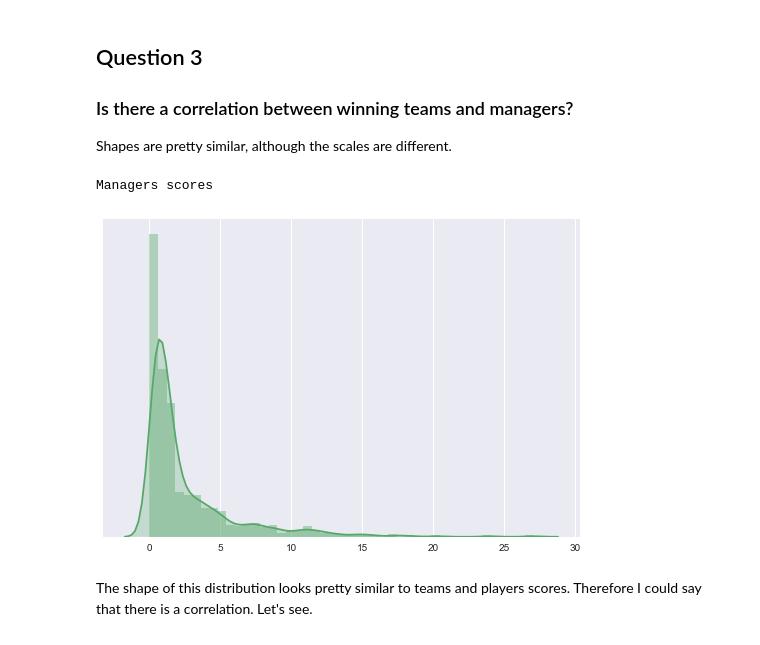
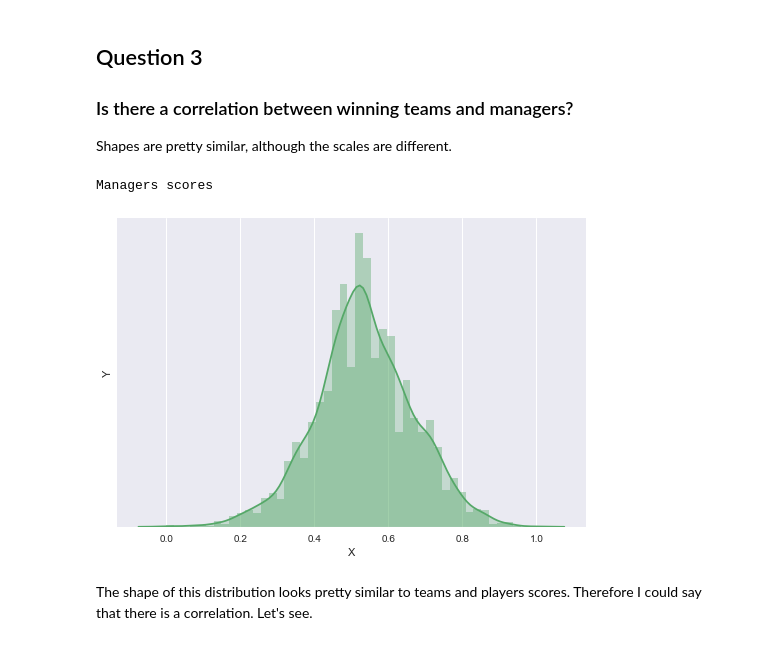
Before and after one commit to davidvartanian/dand-data-analysis-process, a Jupyter notebook: Investigate Data.ipynb, the cells around one changed output. Saved outputs shown, nothing was run; the diff lists cells and outputs as text; code cells hidden in the pictures.

```diff
--- a/Investigate Data.ipynb
+++ b/Investigate Data.ipynb
@@ -186,24 +255,6 @@ display(best_teams.describe())
 | max | 10711.000000 | 10188.000000 | 2436.000000 | 1.000000 |
 # %% [markdown]
 Now we have only 29 teams. If you check the previous figure the minimum score_norm was 0. Now it is 0.33, and max of course 1 since these are the best teams.
-# %%
-def stripplot(data, size=10, aspect=.25, titles=[], xvars=['W', 'L', 'score'], yvars=['teamID'], sort='score', xlabel='Score', ylabel='Y Label'):
-    g = sns.PairGrid(data.sort_values(sort, ascending=False), x_vars=xvars, y_vars=yvars, size=size, aspect=aspect)
-    g.map(sns.stripplot, size=size, orient="h",
-          palette="Reds_r", edgecolor="gray")
-    g.set(xlim=(0, data[sort].max()+100), xlabel=xlabel, ylabel=ylabel)
-    for ax, title in zip(g.axes.flat, titles):
-        ax.set(title=title)
-        ax.xaxis.grid(False)
-        ax.yaxis.grid(True)
-    sns.despine(left=True, bottom=True)
-
-def distribution(data, figsize=(7, 5), color='c'):
-    f, axes = plt.subplots(1, 1, figsize=(7, 5), sharex=True)
-    sns.despine(left=True)
-    sns.distplot(data, color=color, kde_kws={"shade": True})
-    plt.setp(axes, yticks=[])
-    plt.tight_layout()
 # %%
 print('Teams by Wins, Losses and Score')
 stripplot(best_teams, titles=['Wins', 'Losses', 'Score'])
@@ -350,19 +404,16 @@ Do best players get higher salaries? It is pretty difficult to see using only th
 ### Is there a correlation between winning teams and managers?
 Shapes are pretty similar, although the scales are different.
 # %%
-#manager_team_year = dataframes['Managers'].groupby(['teamID', 'yearID'])['playerID', 'teamID', 'yearID']
 managers = dataframes['Managers']
 managers['score'] = managers.apply(lambda x: x['W'] - x['L'], axis=1)
 mscore = managers['score'].values
-managers['score_norm'] = (mscore - mscore.min()) / (mscore.max() - mscore.min())
-managers = managers.groupby('playerID', as_index=False).sum()[['playerID', 'score', 'score_norm']]
+mscore_norm = MinMaxScaler().fit_transform(mscore.astype(np.float64).reshape(-1, 1)).flatten()
+managers = managers.groupby('playerID', as_index=False).sum()[['playerID', 'score', 'score_norm', 'rank']]
 best_managers = managers.sort_values('score', ascending=False)
-#best_managers_and_players = best_managers[['score']].values
-
 print('Managers scores')
-distribution(m_scores, color='g')
+distribution(mscore_norm, color='g')
 # %% [output]
 Managers scores
-[figure, old version]
+[figure, new version]
 # %% [markdown]
 The shape of this distribution looks pretty similar to teams and players scores. Therefore I could say that there is a correlation. Let's see.
```
Also changed, not shown: parts of 31 cells of this notebook, 2 other files.
